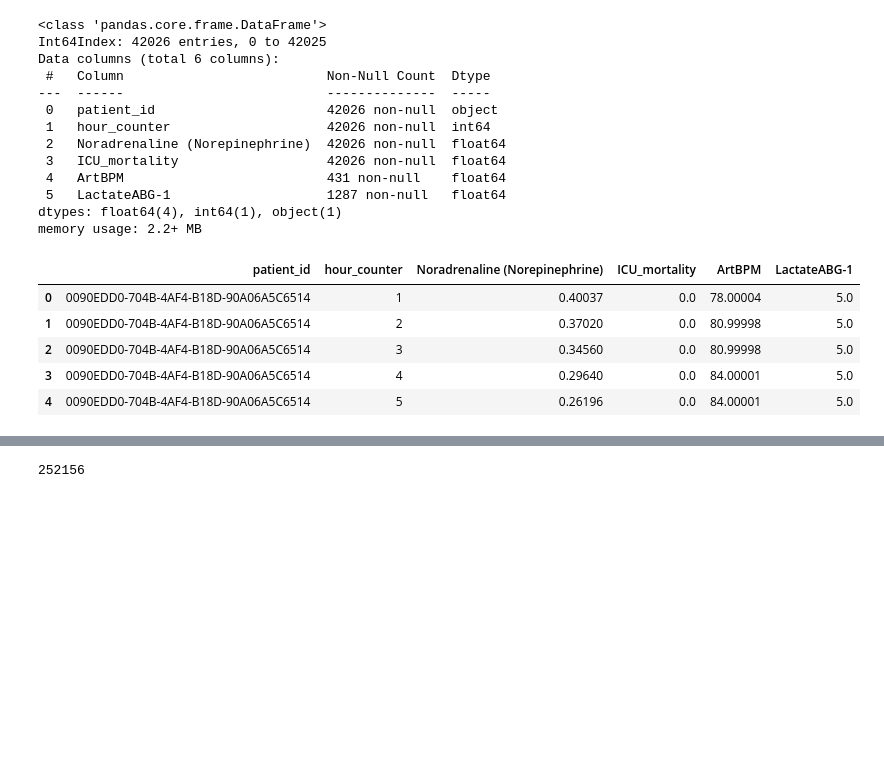
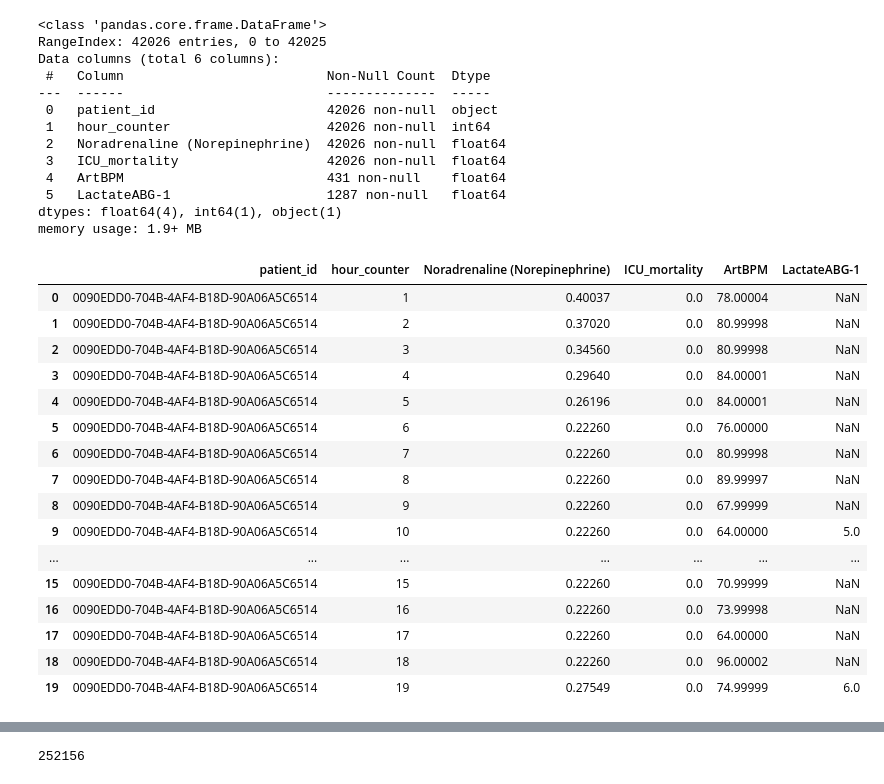
Before and after one commit to hezzi123/Final_Project, a Jupyter notebook: creatingDataForModels.ipynb, the cells around one changed output, grey strips where cells are left out. Saved outputs shown, nothing was run; the diff lists cells and outputs as text; code cells hidden in the pictures; blank space fills up the shorter version.

```diff
--- a/creatingDataForModels.ipynb
+++ b/creatingDataForModels.ipynb
@@ -47,11 +47,13 @@ sepsis.drop(['PaO2-1', 'PaO2-2', 'LactateABG-2'], axis=1, inplace=True)
 sepsis.drop(['Vasopressin=Argipressin','Adrenalin (Epinephrine)','Dobutrex (Dobutamine)','Dopamine','ICU_LOS','LOS_Group'],axis=1,inplace=True)
 # %%
 sepsis = sepsis[sepsis['ICU_mortality'].notna()]
+sepsis = sepsis[sepsis['Noradrenaline (Norepinephrine)'].notna()]
+sepsis = sepsis.reset_index(drop=True)
 # %%
 sepsis.info()
 # %% [output]
 <class 'pandas.core.frame.DataFrame'>
-Int64Index: 42026 entries, 0 to 42025
+RangeIndex: 42026 entries, 0 to 42025
 Data columns (total 6 columns):
  #   Column                          Non-Null Count  Dtype
 ---  ------                          --------------  -----
@@ -62,13 +64,24 @@ Data columns (total 6 columns):
  4   ArtBPM                          431 non-null    float64
  5   LactateABG-1                    1287 non-null   float64
 dtypes: float64(4), int64(1), object(1)
-memory usage: 2.2+ MB
+memory usage: 1.9+ MB
 # %%
-sepsis.head()
+sepsis.head(20)
 # %% [output]
 |  | patient_id | hour_counter | Noradrenaline (Norepinephrine) | ICU_mortality | ArtBPM | LactateABG-1 |
-| 0 | 0090EDD0-704B-4AF4-B18D-90A06A5C6514 | 1 | 0.40037 | 0.0 | 78.00004 | 5.0 |
-| 1 | 0090EDD0-704B-4AF4-B18D-90A06A5C6514 | 2 | 0.37020 | 0.0 | 80.99998 | 5.0 |
-| 2 | 0090EDD0-704B-4AF4-B18D-90A06A5C6514 | 3 | 0.34560 | 0.0 | 80.99998 | 5.0 |
-| 3 | 0090EDD0-704B-4AF4-B18D-90A06A5C6514 | 4 | 0.29640 | 0.0 | 84.00001 | 5.0 |
-| 4 | 0090EDD0-704B-4AF4-B18D-90A06A5C6514 | 5 | 0.26196 | 0.0 | 84.00001 | 5.0 |
+| 0 | 0090EDD0-704B-4AF4-B18D-90A06A5C6514 | 1 | 0.40037 | 0.0 | 78.00004 | NaN |
+| 1 | 0090EDD0-704B-4AF4-B18D-90A06A5C6514 | 2 | 0.37020 | 0.0 | 80.99998 | NaN |
+| 2 | 0090EDD0-704B-4AF4-B18D-90A06A5C6514 | 3 | 0.34560 | 0.0 | 80.99998 | NaN |
+| 3 | 0090EDD0-704B-4AF4-B18D-90A06A5C6514 | 4 | 0.29640 | 0.0 | 84.00001 | NaN |
+| 4 | 0090EDD0-704B-4AF4-B18D-90A06A5C6514 | 5 | 0.26196 | 0.0 | 84.00001 | NaN |
+| 5 | 0090EDD0-704B-4AF4-B18D-90A06A5C6514 | 6 | 0.22260 | 0.0 | 76.00000 | NaN |
+| 6 | 0090EDD0-704B-4AF4-B18D-90A06A5C6514 | 7 | 0.22260 | 0.0 | 80.99998 | NaN |
+| 7 | 0090EDD0-704B-4AF4-B18D-90A06A5C6514 | 8 | 0.22260 | 0.0 | 89.99997 | NaN |
+| 8 | 0090EDD0-704B-4AF4-B18D-90A06A5C6514 | 9 | 0.22260 | 0.0 | 67.99999 | NaN |
+| 9 | 0090EDD0-704B-4AF4-B18D-90A06A5C6514 | 10 | 0.22260 | 0.0 | 64.00000 | 5.0 |
+| ... | ... | ... | ... | ... | ... | ... |
+| 15 | 0090EDD0-704B-4AF4-B18D-90A06A5C6514 | 15 | 0.22260 | 0.0 | 70.99999 | NaN |
+| 16 | 0090EDD0-704B-4AF4-B18D-90A06A5C6514 | 16 | 0.22260 | 0.0 | 73.99998 | NaN |
+| 17 | 0090EDD0-704B-4AF4-B18D-90A06A5C6514 | 17 | 0.22260 | 0.0 | 64.00000 | NaN |
+| 18 | 0090EDD0-704B-4AF4-B18D-90A06A5C6514 | 18 | 0.22260 | 0.0 | 96.00002 | NaN |
+| 19 | 0090EDD0-704B-4AF4-B18D-90A06A5C6514 | 19 | 0.27549 | 0.0 | 74.99999 | 6.0 |
```
Also changed, not shown: parts of 34 cells of this notebook.
